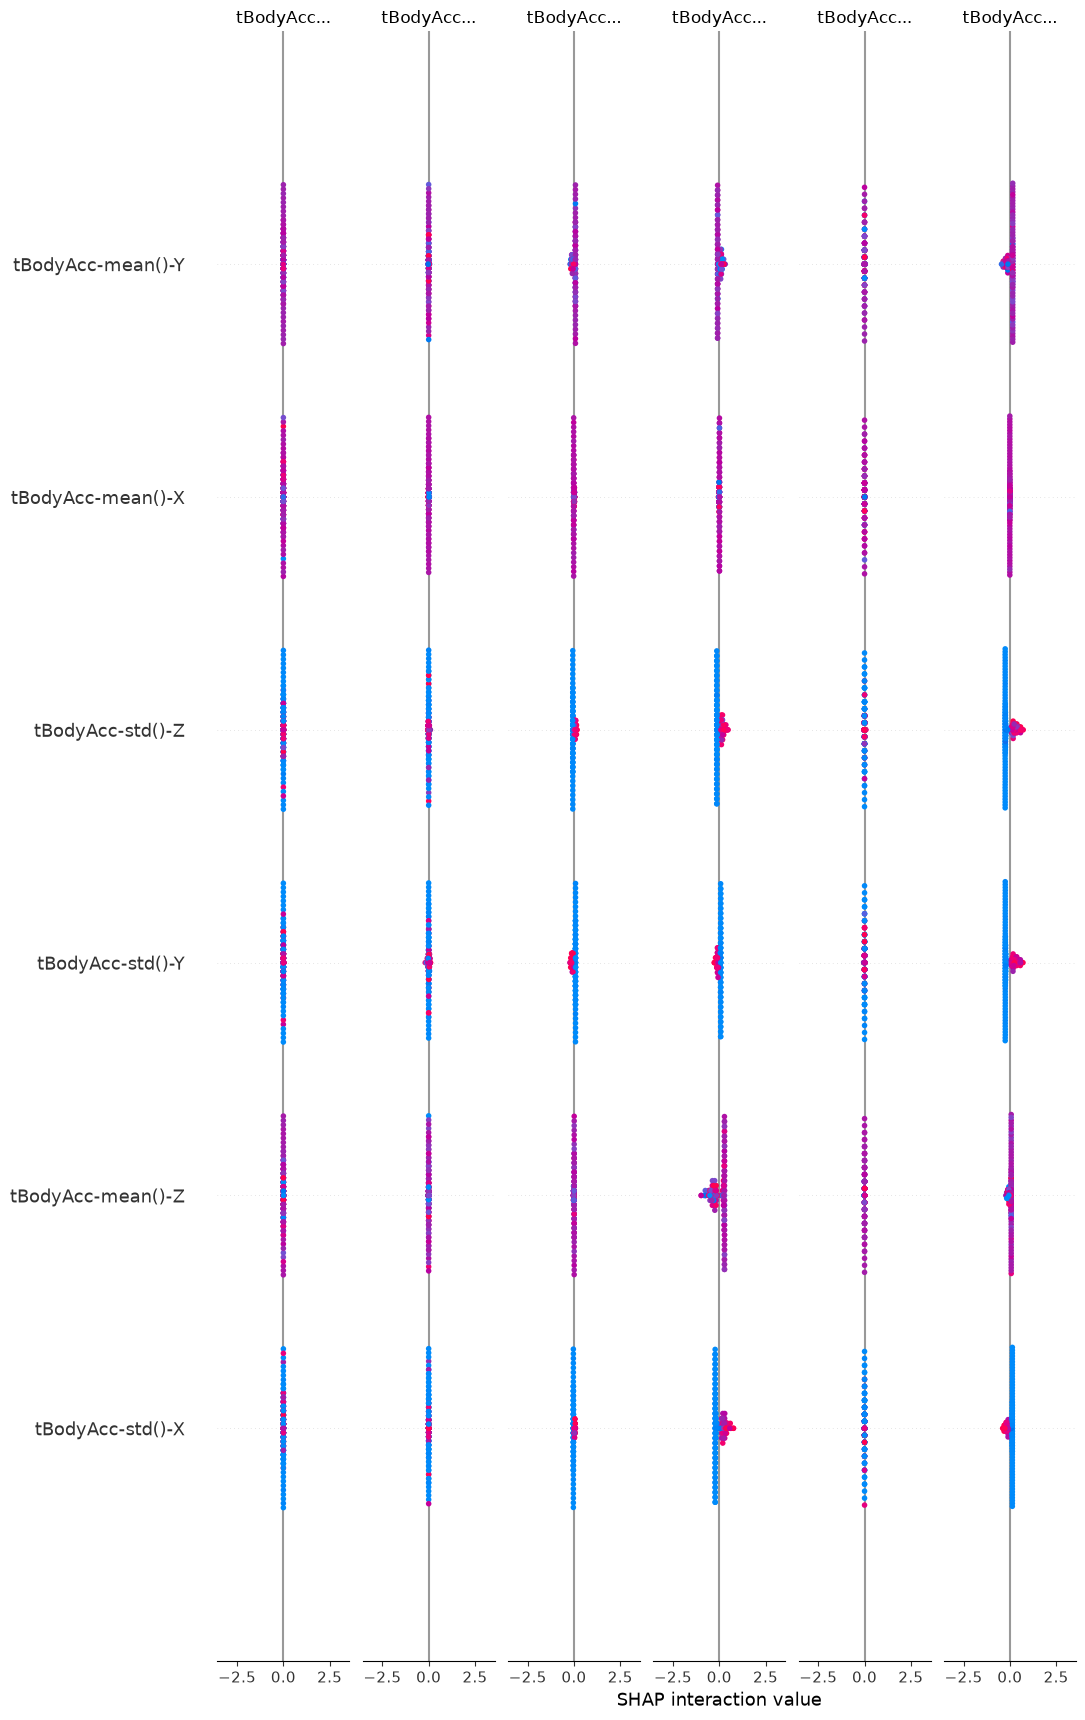
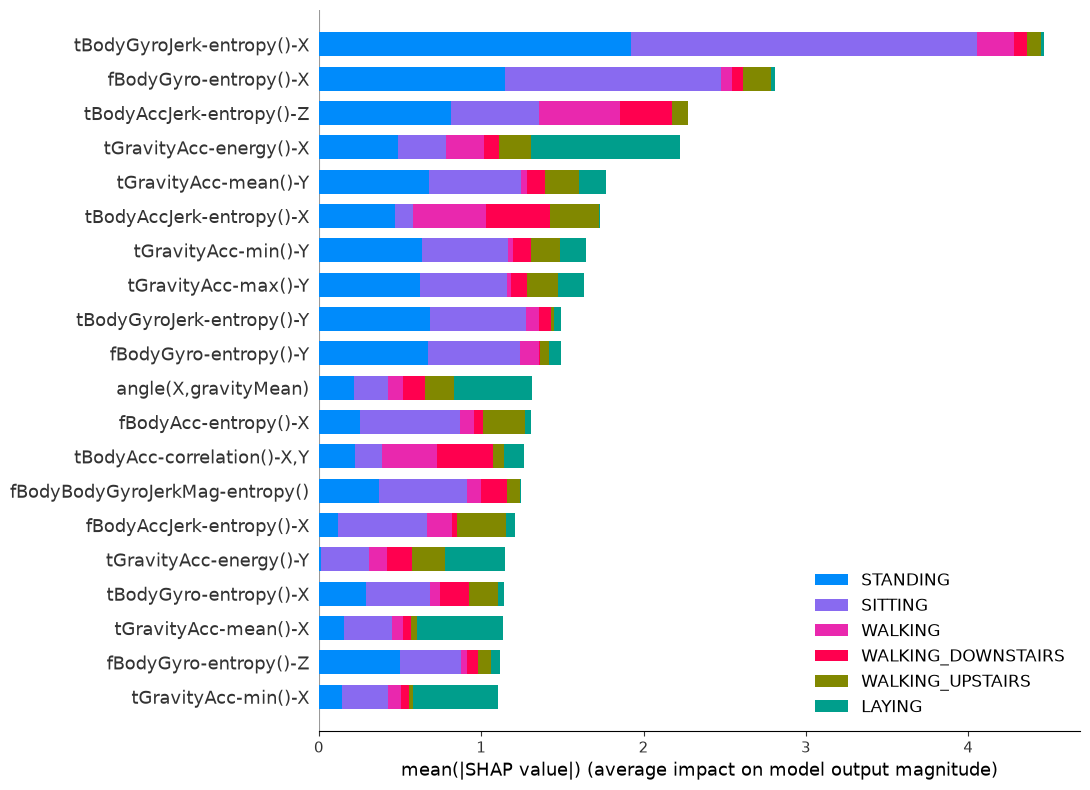
Code edit (unified diff) that turned the first committed figure into the second:
--- before
+++ after
@@ -2,8 +2,14 @@
 # Logistic Regression es multiclase, por lo que shap_values es un array 3D (muestras, features, clases).
 # Graficamos el impacto para todas las clases simultáneamente.
+shap_values_por_clase = [shap_values[:, :, k] for k in range(shap_values.shape[2])]
+
 shap.summary_plot(
-    shap_values,
+    shap_values_por_clase,
     muestra_test,
     class_names=list(mejor['modelo_obj'].classes_),
-    max_display=20
+    max_display=20,
+    show=False
 )
+plt.gcf().set_size_inches(11, 8)   # más ancho para que no se corte la etiqueta del eje X
+plt.tight_layout()
+plt.show()

Commit: update